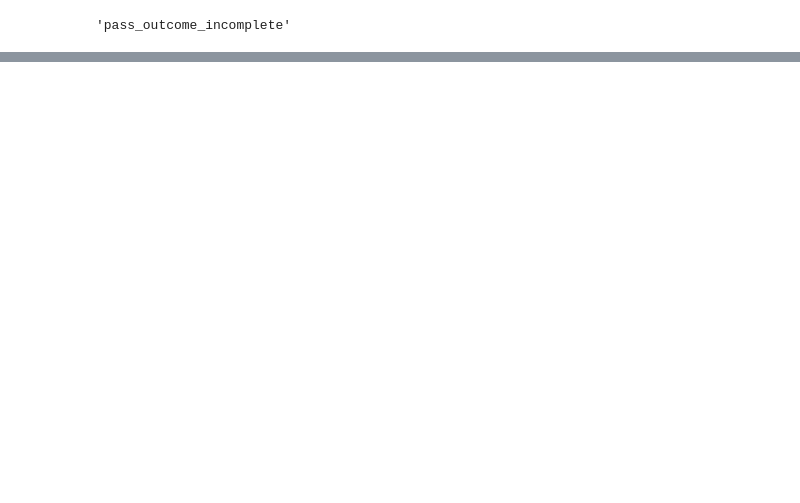
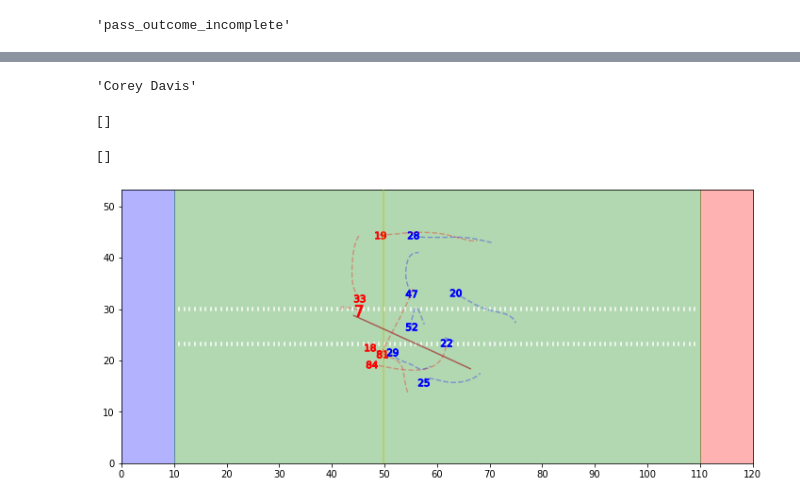
Before and after one commit to jhowenstein/nfl-big-data, a Jupyter notebook: notebooks/feature/Evaluate Outcome.ipynb, the cells around one changed output, grey strips where cells are left out. Cells and saved outputs as stored; diff of their text form; code cells hidden in the pictures; blank space fills up the shorter version.

```diff
--- a/notebooks/feature/Evaluate Outcome.ipynb
+++ b/notebooks/feature/Evaluate Outcome.ipynb
@@ -63,5 +78,5 @@ MIA - week1
 # %%
-team = analysis.teams['CLE']
+team = analysis.teams['CIN']
 # %%
 game = team.games['week1']
 # %%
@@ -111,5 +126,7 @@ Play 46: Justin Hunter
+# %%
+play_number = 30
 # %%
-play = game.plays[20]
+play = game.plays[play_number - 1]
 # %%
 play.play_data
 # %% [output]
@@ -200,0 +168,4 @@ play.events[play.outcome_event]
+# %%
+play.target.name
+# %% [output]
+'Corey Davis'
@@ -200,0 +176,12 @@ play.events[play.outcome_event]
+# %%
+play.man_responsible_dbacks
+# %% [output]
+[]
+# %%
+play.zone_responsible_dbacks
+# %% [output]
+[]
+# %%
+play.plot_play(markers='number')
+# %% [output]
+[figure, added]
```
Also changed, not shown: parts of 18 cells of this notebook, 2 other files.
